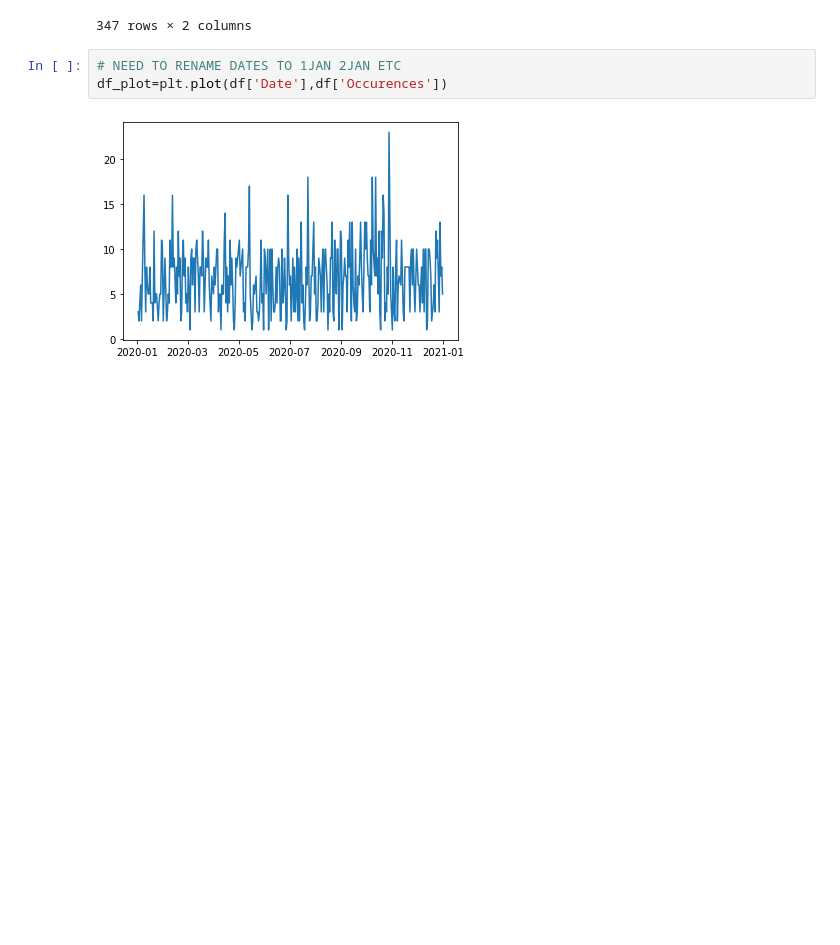
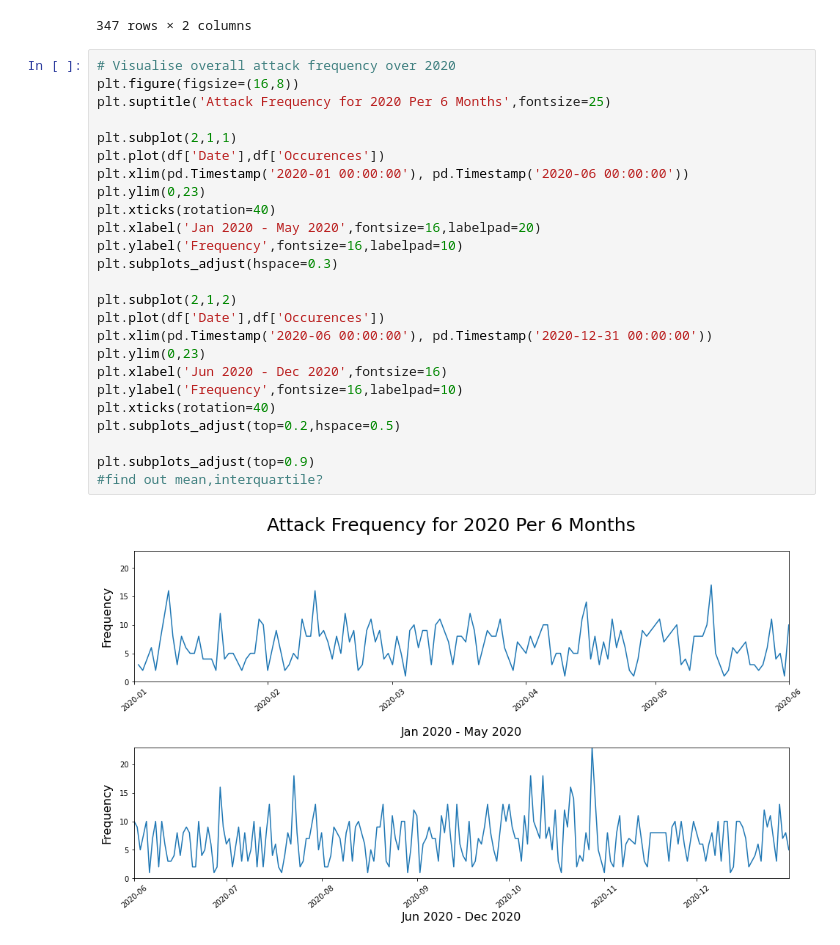
Before and after one commit to ayfoo1/fyp, a Jupyter notebook: Hackmageddon_fyp.ipynb, the cells around one changed output. Saved outputs shown, nothing was run; the diff lists cells and outputs as text; blank space fills up the shorter version.

```diff
--- a/Hackmageddon_fyp.ipynb
+++ b/Hackmageddon_fyp.ipynb
@@ -73,9 +71,31 @@ df
 | 345 | 8 | 2020-12-30 |
 | 346 | 5 | 2020-12-31 |
 347 rows × 2 columns
-# %%
-# NEED TO RENAME DATES TO 1JAN 2JAN ETC
-df_plot=plt.plot(df['Date'],df['Occurences'])
-# %% [output]
-[figure, removed]
+# %%
+# Visualise overall attack frequency over 2020
+plt.figure(figsize=(16,8))
+plt.suptitle('Attack Frequency for 2020 Per 6 Months',fontsize=25)
+
+plt.subplot(2,1,1)
+plt.plot(df['Date'],df['Occurences'])
+plt.xlim(pd.Timestamp('2020-01 00:00:00'), pd.Timestamp('2020-06 00:00:00'))
+plt.ylim(0,23)
+plt.xticks(rotation=40)
+plt.xlabel('Jan 2020 - May 2020',fontsize=16,labelpad=20)
+plt.ylabel('Frequency',fontsize=16,labelpad=10)
+plt.subplots_adjust(hspace=0.3)
+
+plt.subplot(2,1,2)
+plt.plot(df['Date'],df['Occurences'])
+plt.xlim(pd.Timestamp('2020-06 00:00:00'), pd.Timestamp('2020-12-31 00:00:00'))
+plt.ylim(0,23)
+plt.xlabel('Jun 2020 - Dec 2020',fontsize=16)
+plt.ylabel('Frequency',fontsize=16,labelpad=10)
+plt.xticks(rotation=40)
+plt.subplots_adjust(top=0.2,hspace=0.5)
+
+plt.subplots_adjust(top=0.9)
+#find out mean,interquartile?
+# %% [output]
+[figure, added]
 # %%
```
Also changed, not shown: parts of 3 cells of this notebook.
